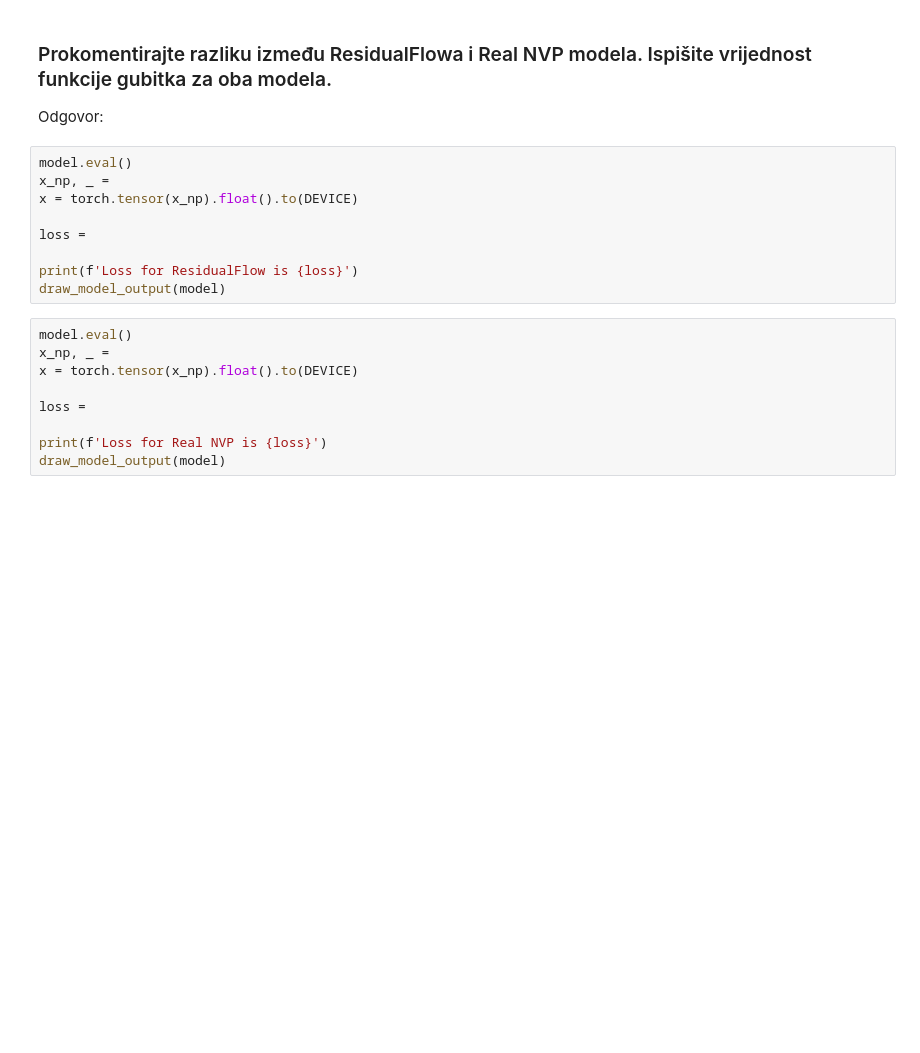
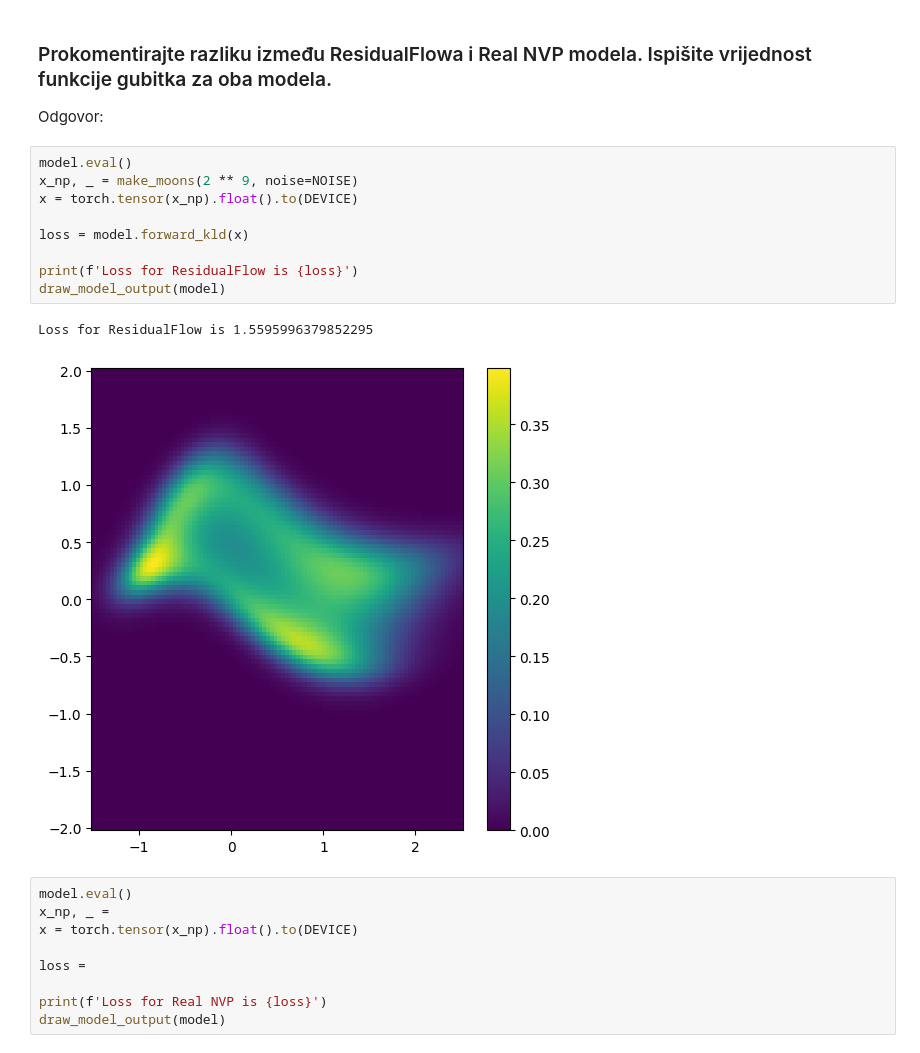
Before and after one commit to dinogrgic1/fer-deep-learning-2-labs, a Jupyter notebook: lab5/lab5.ipynb, the cells around one changed output. Saved outputs shown, nothing was run; the diff lists cells and outputs as text; blank space fills up the shorter version.

```diff
--- a/lab5/lab5.ipynb
+++ b/lab5/lab5.ipynb
@@ -263,13 +275,16 @@ plt.show()
 Odgovor:
 # %%
 model.eval()
-x_np, _ =
+x_np, _ = make_moons(2 ** 9, noise=NOISE)
 x = torch.tensor(x_np).float().to(DEVICE)
 
-loss =
+loss = model.forward_kld(x)
 
 print(f'Loss for ResidualFlow is {loss}')
 draw_model_output(model)
+# %% [output]
+Loss for ResidualFlow is 1.5595996379852295
+[figure, added]
 # %%
 model.eval()
 x_np, _ =
```
Also changed, not shown: parts of 8 cells of this notebook, 5 other files.
